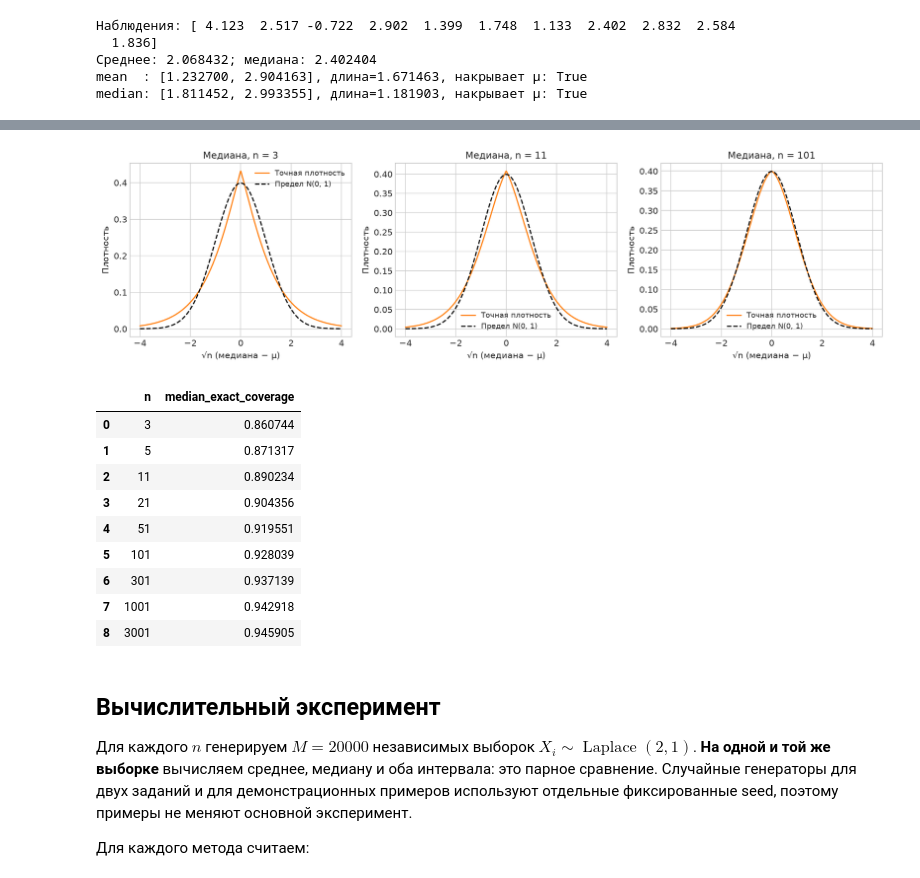
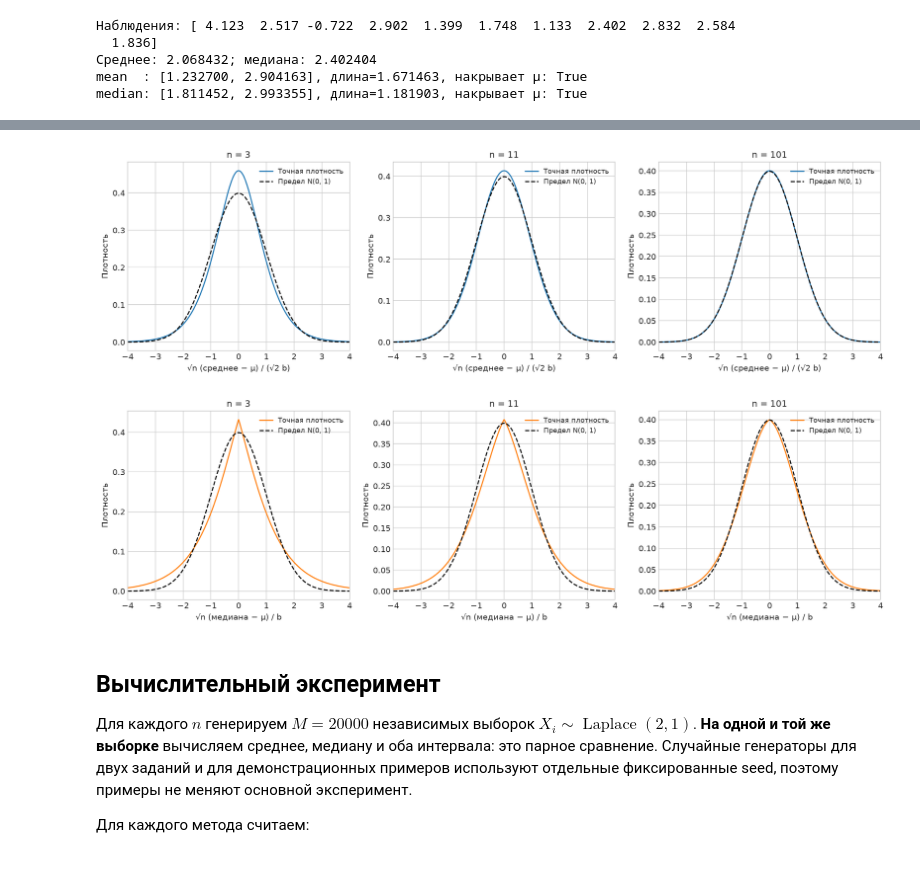
Before and after one commit to sanhasan/matstat-3, a Jupyter notebook: task_2.ipynb, the cells around one changed output, grey strips where cells are left out. Cells and saved outputs as stored; diff of their text form; code cells hidden in the pictures.

```diff
--- a/task_2.ipynb
+++ b/task_2.ipynb
@@ -259,24 +169,11 @@ $g_{T_n}(t)=g_n(\mu+t/\sqrt n)/\sqrt n$.
 # %%
-display(Image(filename=str(theory_images["median_limit"])))
+display(Image(filename=str(theory_images["mean_limit"])))
 # %% [output]
-[figure, old version]
+[figure, new version]
 # %%
-reference = pd.DataFrame({
-    "n": N,
-    "median_exact_coverage": [laplace_median_coverage(int(n), ALPHA) for n in N],
-})
-display(reference.round(6))
+display(Image(filename=str(theory_images["median_limit"])))
 # %% [output]
-|  | n | median_exact_coverage |
-| 0 | 3 | 0.860744 |
-| 1 | 5 | 0.871317 |
-| 2 | 11 | 0.890234 |
-| 3 | 21 | 0.904356 |
-| 4 | 51 | 0.919551 |
-| 5 | 101 | 0.928039 |
-| 6 | 301 | 0.937139 |
-| 7 | 1001 | 0.942918 |
-| 8 | 3001 | 0.945905 |
+[figure, added]
 # %% [markdown]
 ## Вычислительный эксперимент
 
```
Also changed, not shown: parts of 16 cells of this notebook, 1 other file.
